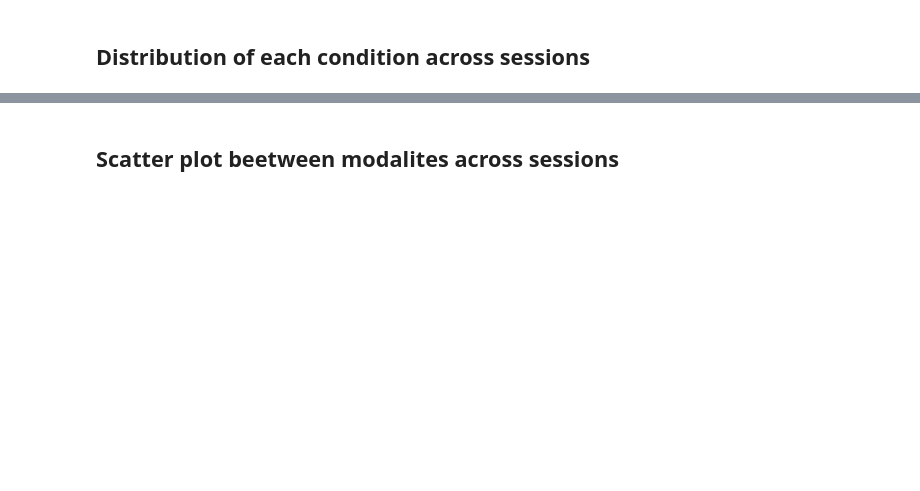
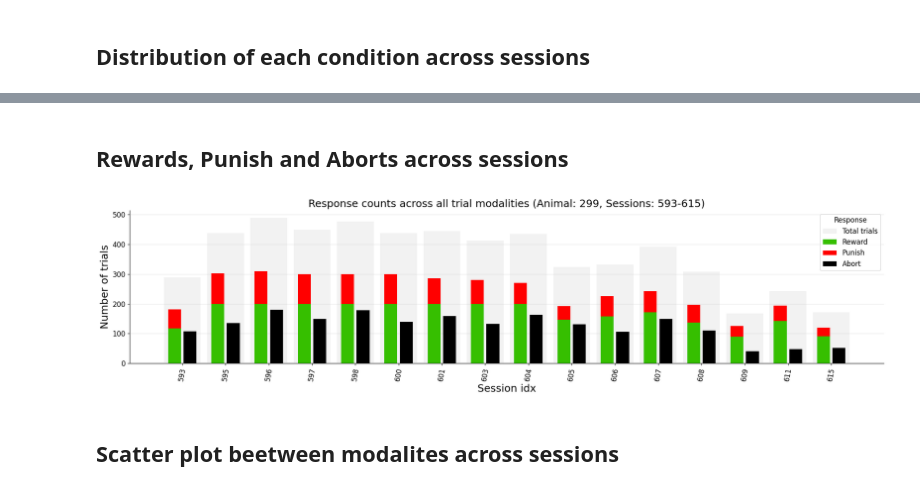
Before and after one commit to GratsakisA/multimodal_analysis, a Jupyter notebook: multimodal_analysis.ipynb, the cells around one changed output, grey strips where cells are left out. Cells and saved outputs as stored; diff of their text form; code cells hidden in the pictures; blank space fills up the shorter version.

```diff
--- a/multimodal_analysis.ipynb
+++ b/multimodal_analysis.ipynb
@@ -82,3 +83,9 @@ get_condition_distribution(animal_id, from_session, to_session, stim, exp, manua
+# %% [markdown]
+## Rewards, Punish and Aborts across sessions
+# %%
+calculate_response_type(animal_id,from_session,to_session,stim,exp,manual_exclusion_sessions,difficulty,)
+# %% [output]
+[figure, added]
 # %% [markdown]
 ## Scatter plot beetween modalites across sessions
 # %%
```
Also changed, not shown: parts of 8 cells of this notebook, 1 other file.
